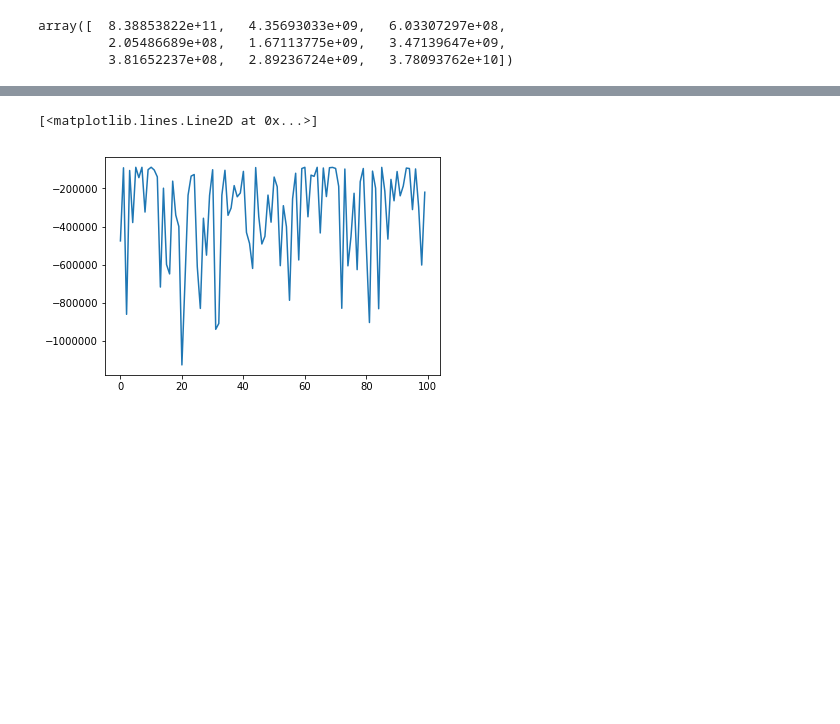
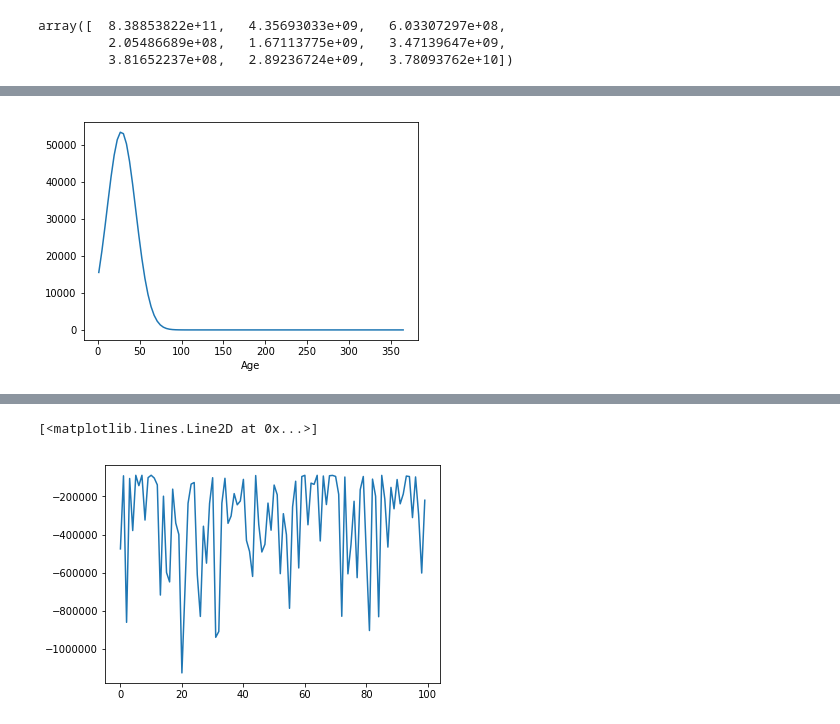
Before and after one commit to transientlunatic/heron, a Jupyter notebook: notebooks/Heron Data.ipynb, the cells around one changed output, grey strips where cells are left out. Saved outputs shown, nothing was run; the diff lists cells and outputs as text; code cells hidden in the pictures; blank space fills up the shorter version.

```diff
--- a/notebooks/Heron Data.ipynb
+++ b/notebooks/Heron Data.ipynb
@@ -80 +116,17 @@ pred = gp.prediction(new_point)
+# %%
+h = gp.kernel.hyper
+h[0] = 3000
+#gp.set_hyperparameters(h)
+i = 7
+new_point = np.atleast_2d(gp.training_data[1])
+new_point = np.tile(new_point, (100,1))
+new_point[:,i] = np.linspace(0,1,100)
+pred = gp.prediction(new_point)
+x = gp.training_object.denormalise(new_point, gp.training_object.targets_scale)[:,i]
+plt.plot(x, pred[0])
+plt.xlabel(gp.training_object.target_names[i])
+err = np.diag(pred[1])
+#plt.fill_between(x, pred[0] - err, pred[0] + err)
+# %% [output]
+[figure, added]
 # %%
```
Also changed, not shown: parts of 17 cells of this notebook.
